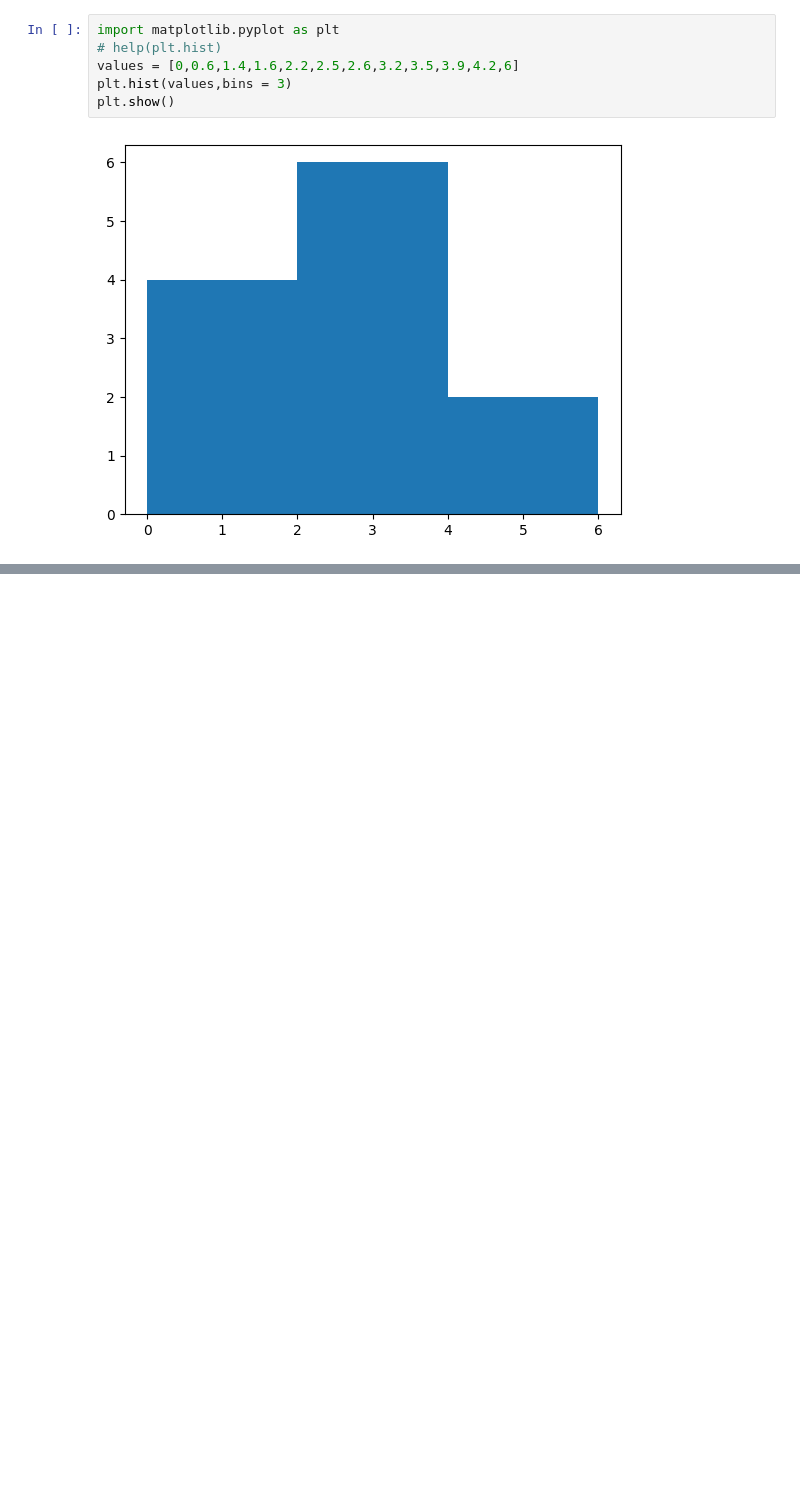
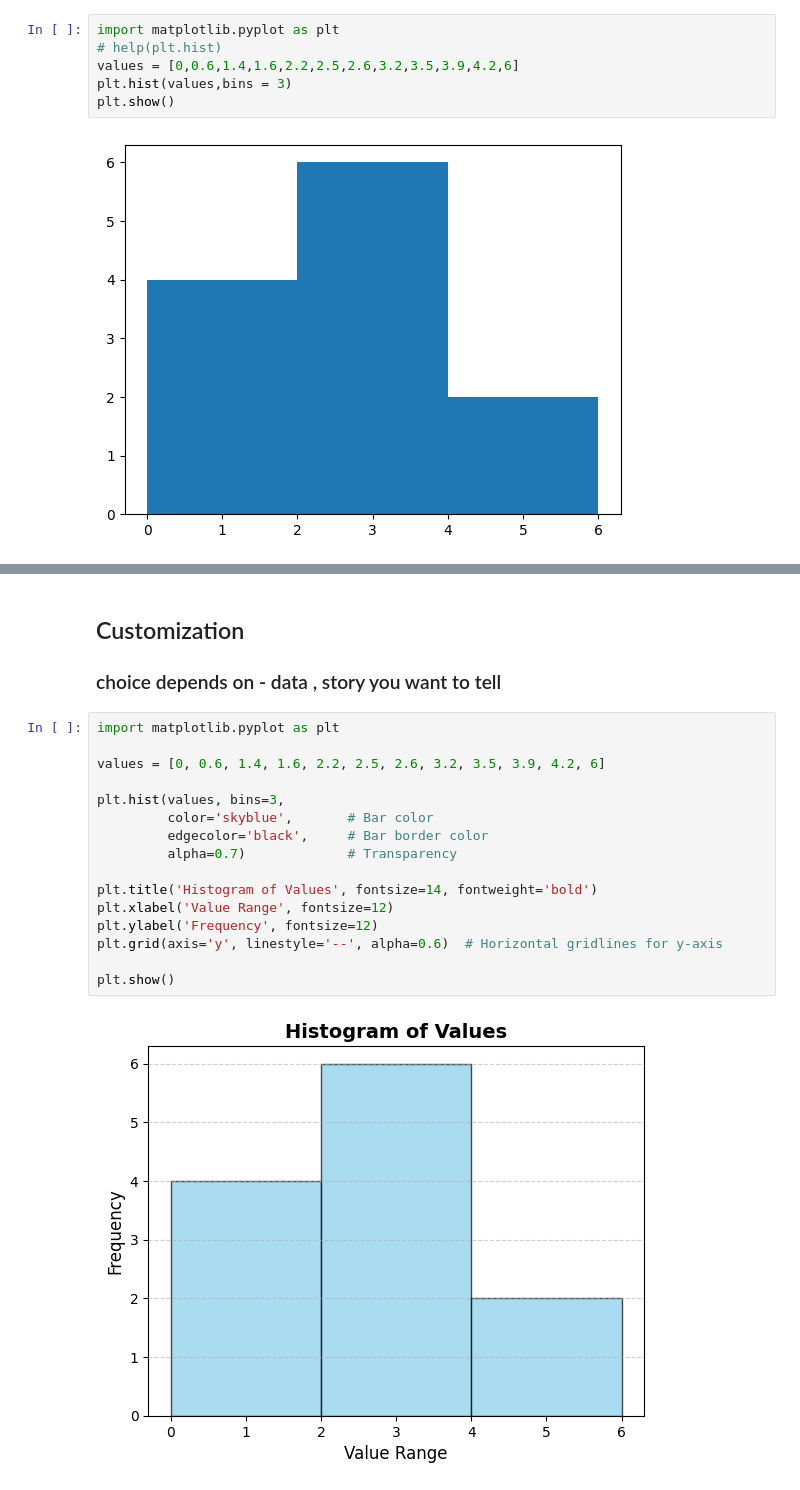
Before and after one commit to Aakriti-Dhungel/60DaysOfLearningWithLeapfrog, a Jupyter notebook: Intermediate Python/1_Matplotlib/03_histograms.ipynb, the cells around one changed output, grey strips where cells are left out. Cells and saved outputs as stored; diff of their text form; blank space fills up the shorter version.

```diff
--- a/Intermediate Python/1_Matplotlib/03_histograms.ipynb
+++ b/Intermediate Python/1_Matplotlib/03_histograms.ipynb
@@ -12,0 +22,21 @@ plt.show()
+# %% [markdown]
+## Customization
+### choice depends on - data , story you want to tell
+# %%
+import matplotlib.pyplot as plt
+
+values = [0, 0.6, 1.4, 1.6, 2.2, 2.5, 2.6, 3.2, 3.5, 3.9, 4.2, 6]
+
+plt.hist(values, bins=3,
+         color='skyblue',       # Bar color
+         edgecolor='black',     # Bar border color
+         alpha=0.7)             # Transparency
+
+plt.title('Histogram of Values', fontsize=14, fontweight='bold')
+plt.xlabel('Value Range', fontsize=12)
+plt.ylabel('Frequency', fontsize=12)
+plt.grid(axis='y', linestyle='--', alpha=0.6)  # Horizontal gridlines for y-axis
+
+plt.show()
+# %% [output]
+[figure, added]
```
Also changed, not shown: parts of 1 cell of this notebook, 2 other files.
